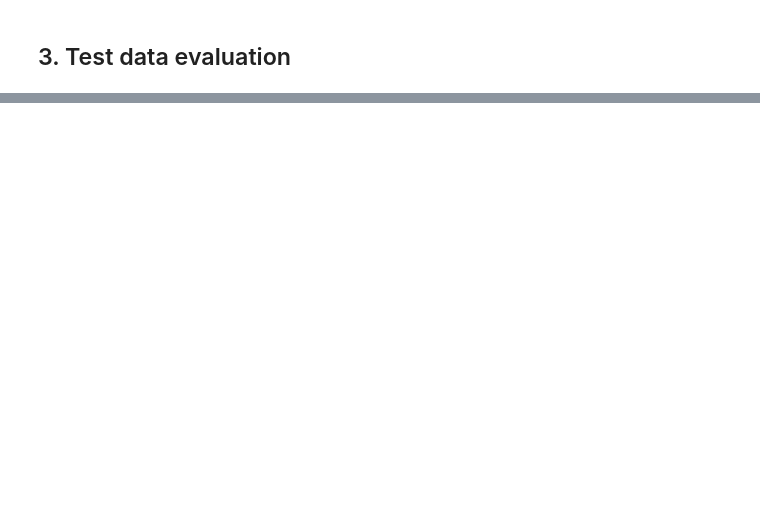
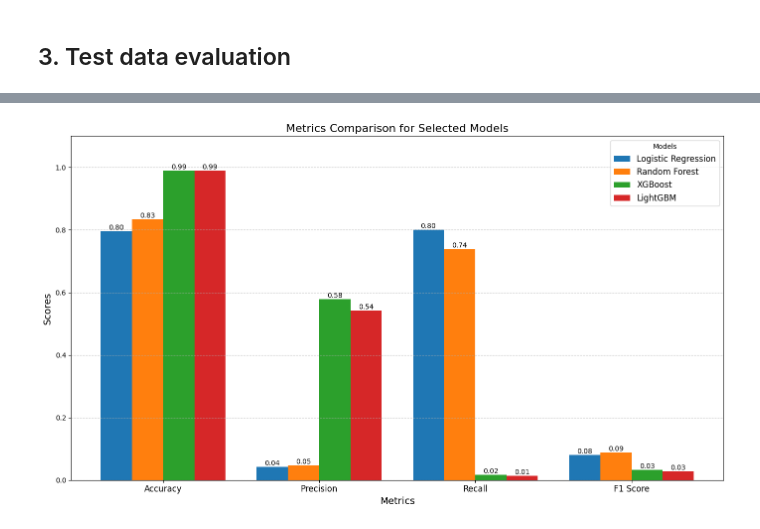
Before and after one commit to AlbinFranzen/Bank-Fraud-Detection, a Jupyter notebook: model_development/model_development.ipynb, the cells around one changed output, grey strips where cells are left out. Cells and saved outputs as stored; diff of their text form; code cells hidden in the pictures; blank space fills up the shorter version.

Commit message:
plots

```diff
--- a/model_development/model_development.ipynb
+++ b/model_development/model_development.ipynb
@@ -592,0 +785,7 @@ Next we evaluate the model on the training data. This gives:
+# %%
+classification_metrics_df = pd.DataFrame(classification_metrics_summary).sort_values(by='True Positive Rate', ascending=False)
+score_metrics_df = pd.DataFrame(score_metrics_summary)
+
+
+display(classification_metrics_df)
+display(score_metrics_df)
@@ -592,0 +813,51 @@ Next we evaluate the model on the training data. This gives:
+# %%
+models_to_plot = [
+    'Logistic Regression_search_results',
+    'Random Forest_search_results',
+    'XGBoost_v1_2024-11-20_00-23-10_334.26s',
+    'LightGBM_v2_2024-11-20_00-34-32_681.50s'
+]
+
+
+metrics = ['Accuracy', 'Precision', 'Recall', 'F1 Score']
+
+
+for metric in metrics:
+    score_metrics_df[metric] = score_metrics_df[metric].astype(float)
+
+
+bar_width = 0.2
+x = np.arange(len(metrics))
+offsets = np.linspace(-bar_width * 1.5, bar_width * 1.5, len(models_to_plot))
+
+
+plt.figure(figsize=(14, 8))
+
+
+# Plot bars for each model
+for i, model in enumerate(models_to_plot):
+    metric_values = score_metrics_df[score_metrics_df['Model'] == model][metrics].values.flatten()
+    bars = plt.bar(x + offsets[i], metric_values, width=bar_width, label=titles[model])
+    for bar, value in zip(bars, metric_values):
+        plt.text(
+            bar.get_x() + bar.get_width() / 2,
+            bar.get_height(),
+            f'{value:.2f}',
+            ha='center', va='bottom', fontsize=10
+        )
+
+
+plt.title('Metrics Comparison for Selected Models', fontsize=16)
+plt.xlabel('Metrics', fontsize=14)
+plt.ylabel('Scores', fontsize=14)
+plt.xticks(x, metrics, fontsize=12)
+plt.ylim(0, 1.1)
+plt.legend(title='Models', fontsize=12)
+plt.grid(axis='y', linestyle='--', alpha=0.7)
+
+
+# Display the plot
+plt.tight_layout()
+plt.show()
+# %% [output]
+[figure, added]
```
Also changed, not shown: parts of 11 cells of this notebook.
